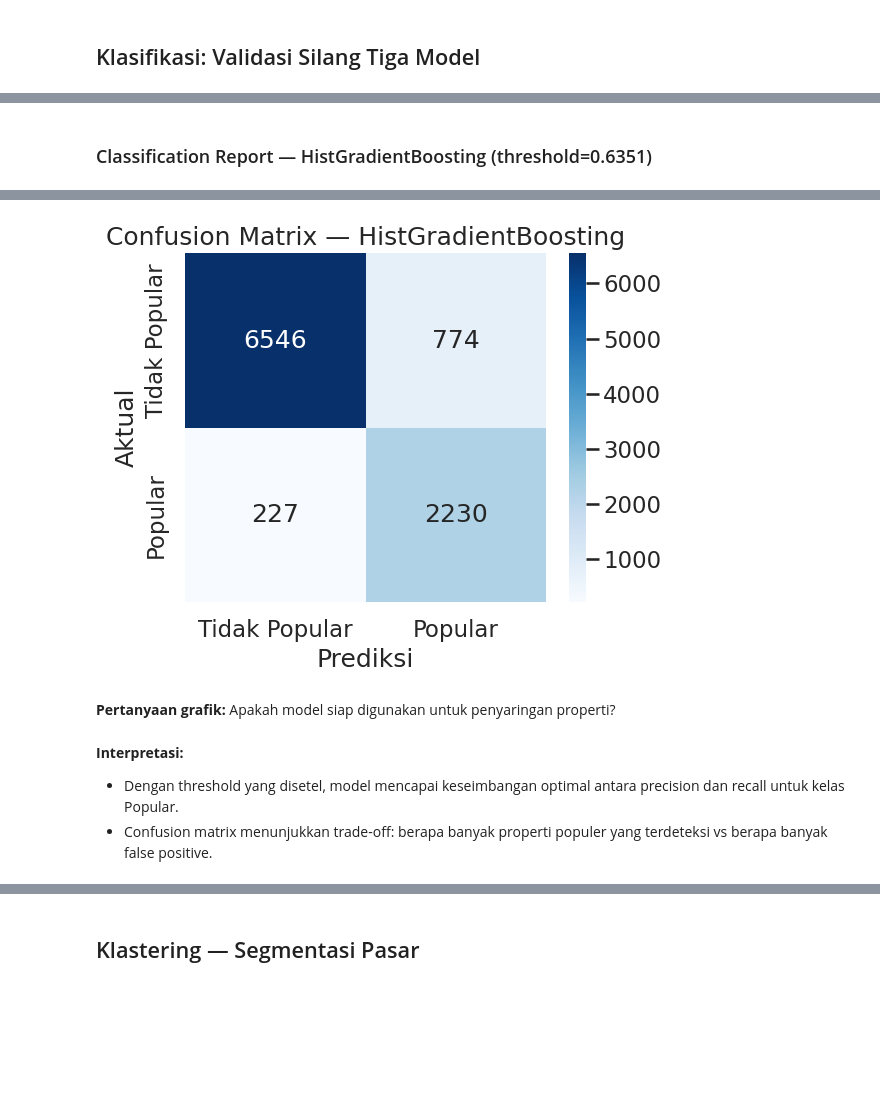
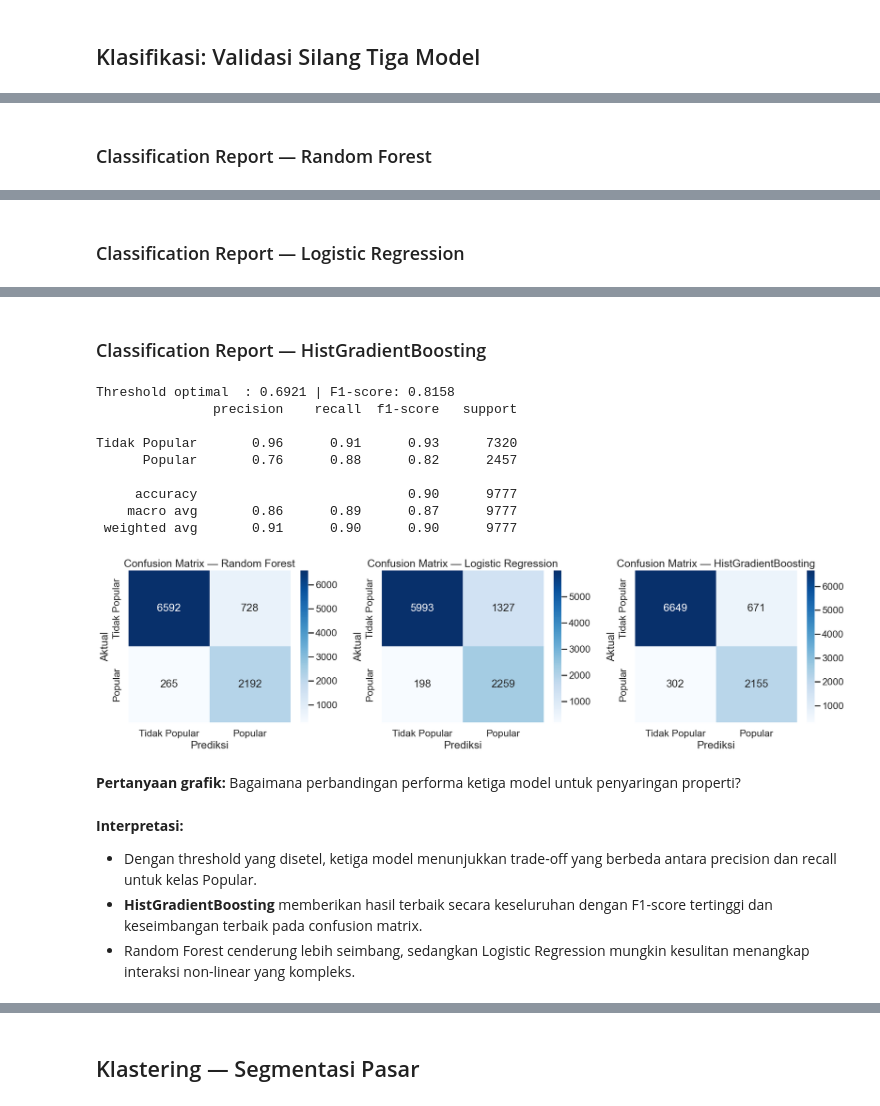
Before and after one commit to erlanggadewasakti/Analitik-Big-Data-Lanjut, a Jupyter notebook: model.ipynb, the cells around one changed output, grey strips where cells are left out. Saved outputs shown, nothing was run; the diff lists cells and outputs as text; code cells hidden in the pictures; blank space fills up the shorter version.

```diff
--- a/model.ipynb
+++ b/model.ipynb
@@ -317,42 +315,43 @@ explain_plot([
 - Random Forest dan HistGradientBoosting unggul menangkap interaksi non-linear antar fitur dibanding Logistic Regression.
 - PR-AUC fokus pada performa kelas minoritas (Popular), lebih relevan daripada ROC-AUC untuk kasus imbalance.
 # %%
-section("Penyetelan Ambang Keputusan (Threshold Tuning)")
+section("Penyetelan Ambang Keputusan (Threshold Tuning) & Evaluasi 3 Model")
 
-# Refit model terbaik pada seluruh training set
-best_pipe.fit(X_train, y_train)
-y_proba = best_pipe.predict_proba(X_test)[:, 1]
+fig, axes = plt.subplots(1, 3, figsize=(18, 5))
 
-# Cari threshold optimal untuk memaksimalkan F1
-precisions, recalls, thresholds = precision_recall_curve(y_test, y_proba)
-f1_scores = 2 * (precisions * recalls) / (precisions + recalls + 1e-10)
-best_thresh = thresholds[np.argmax(f1_scores)]
-best_f1_cv = np.max(f1_scores)
+for idx, (name, pipe) in enumerate(models.items()):
+    # Refit model pada seluruh training set
+    pipe.fit(X_train, y_train)
+    y_proba = pipe.predict_proba(X_test)[:, 1]
 
-y_pred_tuned = (y_proba >= best_thresh).astype(int)
+    # Cari threshold optimal untuk memaksimalkan F1
+    precisions, recalls, thresholds = precision_recall_curve(y_test, y_proba)
+    f1_scores = 2 * (precisions * recalls) / (precisions + recalls + 1e-10)
+    best_thresh = thresholds[np.argmax(f1_scores)]
+    best_f1_cv = np.max(f1_scores)
 
-print(f"Threshold default  : 0.50")
-print(f"Threshold optimal  : {best_thresh:.4f}")
-print(f"F1-score pada threshold optimal: {best_f1_cv:.4f}")
+    y_pred_tuned = (y_proba >= best_thresh).astype(int)
 
-display(Markdown(f"### Classification Report — {best_name} (threshold={best_thresh:.4f})"))
-print(classification_report(y_test, y_pred_tuned, target_names=["Tidak Popular", "Popular"]))
+    display(Markdown(f"### Classification Report — {name}"))
+    print(f"Threshold optimal  : {best_thresh:.4f} | F1-score: {best_f1_cv:.4f}")
+    print(classification_report(y_test, y_pred_tuned, target_names=["Tidak Popular", "Popular"]))
 
-# Confusion matrix heatmap
-fig, ax = plt.subplots(figsize=(6, 5))
-cm = confusion_matrix(y_test, y_pred_tuned)
-sns.heatmap(cm, annot=True, fmt='d', cmap='Blues',
-            xticklabels=["Tidak Popular", "Popular"],
-            yticklabels=["Tidak Popular", "Popular"], ax=ax)
-ax.set_xlabel("Prediksi")
-ax.set_ylabel("Aktual")
-ax.set_title(f"Confusion Matrix — {best_name}")
+    # Confusion matrix heatmap
+    cm = confusion_matrix(y_test, y_pred_tuned)
+    sns.heatmap(cm, annot=True, fmt='d', cmap='Blues',
+                xticklabels=["Tidak Popular", "Popular"],
+                yticklabels=["Tidak Popular", "Popular"], ax=axes[idx])
+    axes[idx].set_xlabel("Prediksi")
+    axes[idx].set_ylabel("Aktual")
+    axes[idx].set_title(f"Confusion Matrix — {name}")
+
 plt.tight_layout()
 plt.show()
 
-ask_plot("Apakah model siap digunakan untuk penyaringan properti?")
+ask_plot("Bagaimana perbandingan performa ketiga model untuk penyaringan properti?")
 explain_plot([
-    "Dengan threshold yang disetel, model mencapai keseimbangan optimal antara precision dan recall untuk kelas Popular.",
-    "Confusion matrix menunjukkan trade-off: berapa banyak properti populer yang terdeteksi vs berapa banyak false positive.",
+    "Dengan threshold yang disetel, ketiga model menunjukkan trade-off yang berbeda antara precision dan recall untuk kelas Popular.",
+    f"**{best_name}** memberikan hasil terbaik secara keseluruhan dengan F1-score tertinggi dan keseimbangan terbaik pada confusion matrix.",
+    "Random Forest cenderung lebih seimbang, sedangkan Logistic Regression mungkin kesulitan menangkap interaksi non-linear yang kompleks.",
 ])
 # %% [output]
@@ -359,0 +359 @@ explain_plot([
+### Classification Report — Random Forest
@@ -363 +369 @@ F1-score pada threshold optimal: 0.8167
-### Classification Report — HistGradientBoosting (threshold=0.6351)
+### Classification Report — Logistic Regression
@@ -372,8 +379,19 @@ Tidak Popular       0.97      0.89      0.93      7320
+### Classification Report — HistGradientBoosting
+Threshold optimal  : 0.6921 | F1-score: 0.8158
+               precision    recall  f1-score   support
+
+Tidak Popular       0.96      0.91      0.93      7320
+      Popular       0.76      0.88      0.82      2457
+
+     accuracy                           0.90      9777
+    macro avg       0.86      0.89      0.87      9777
+ weighted avg       0.91      0.90      0.90      9777
-[figure, old version]
+[figure, new version]
-**Pertanyaan grafik:** Apakah model siap digunakan untuk penyaringan properti?
-**Interpretasi:**
-- Dengan threshold yang disetel, model mencapai keseimbangan optimal antara precision dan recall untuk kelas Popular.
-- Confusion matrix menunjukkan trade-off: berapa banyak properti populer yang terdeteksi vs berapa banyak false positive.
+**Pertanyaan grafik:** Bagaimana perbandingan performa ketiga model untuk penyaringan properti?
+**Interpretasi:**
+- Dengan threshold yang disetel, ketiga model menunjukkan trade-off yang berbeda antara precision dan recall untuk kelas Popular.
+- **HistGradientBoosting** memberikan hasil terbaik secara keseluruhan dengan F1-score tertinggi dan keseimbangan terbaik pada confusion matrix.
+- Random Forest cenderung lebih seimbang, sedangkan Logistic Regression mungkin kesulitan menangkap interaksi non-linear yang kompleks.
 # %%
 section("Kurva Evaluasi & Kepentingan Fitur")
 
```
Also changed, not shown: parts of 10 cells of this notebook.
